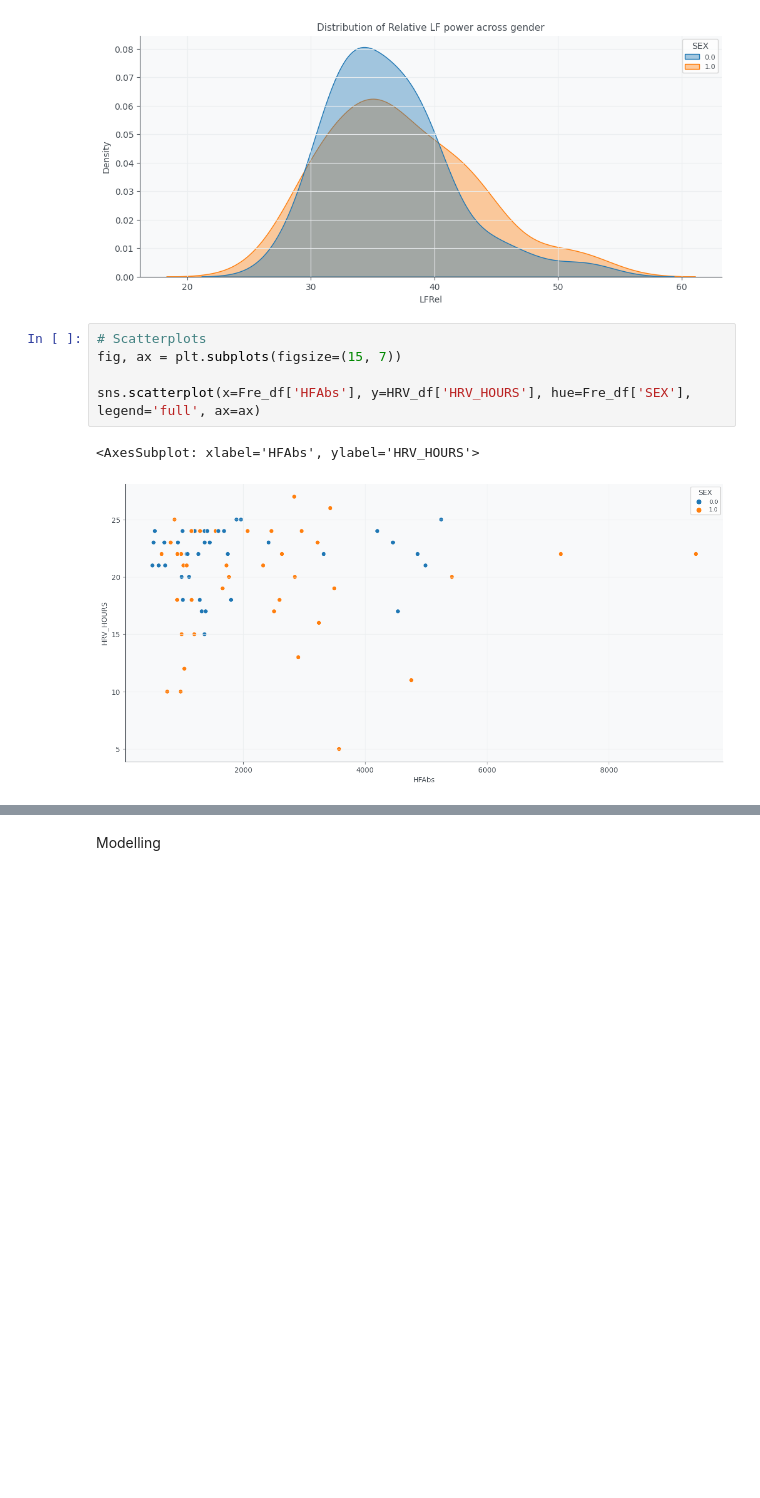
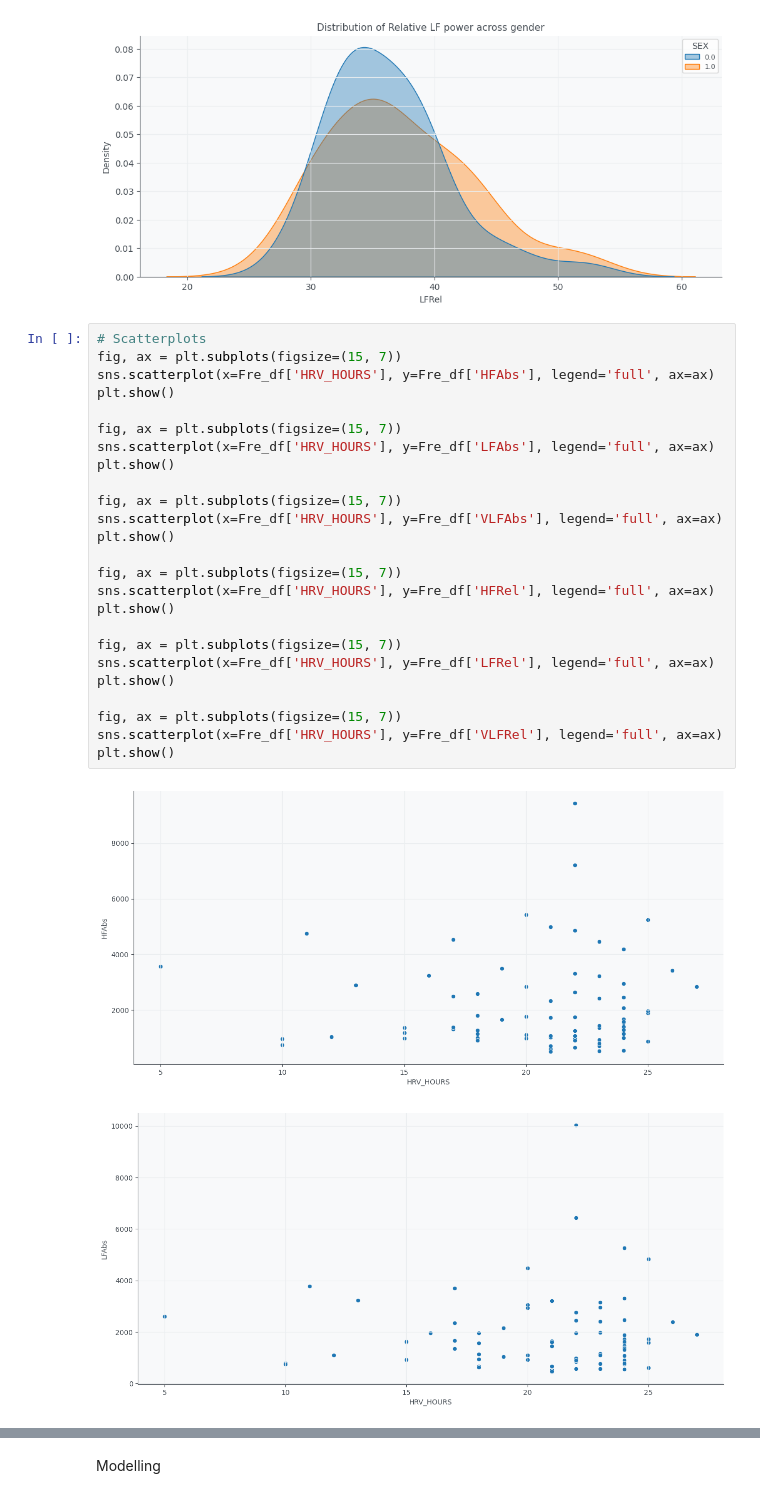
Before and after one commit to GacildaAnne/Thesis-ADHD-HRV, a Jupyter notebook: Thesis_code.ipynb, the cells around one changed output, grey strips where cells are left out. Cells and saved outputs as stored; diff of their text form; blank space fills up the shorter version.

Commit message:
scatterplots

```diff
--- a/Thesis_code.ipynb
+++ b/Thesis_code.ipynb
@@ -983,11 +967,31 @@ plt.show()
 [figure]
 [figure]
 [figure]
-# %%
-# Scatterplots
-fig, ax = plt.subplots(figsize=(15, 7))
-
-sns.scatterplot(x=Fre_df['HFAbs'], y=HRV_df['HRV_HOURS'], hue=Fre_df['SEX'], legend='full', ax=ax)
-# %% [output]
-<AxesSubplot: xlabel='HFAbs', ylabel='HRV_HOURS'>
-[figure, removed]
+# %%
+# Scatterplots
+fig, ax = plt.subplots(figsize=(15, 7))
+sns.scatterplot(x=Fre_df['HRV_HOURS'], y=Fre_df['HFAbs'], legend='full', ax=ax)
+plt.show()
+
+fig, ax = plt.subplots(figsize=(15, 7))
+sns.scatterplot(x=Fre_df['HRV_HOURS'], y=Fre_df['LFAbs'], legend='full', ax=ax)
+plt.show()
+
+fig, ax = plt.subplots(figsize=(15, 7))
+sns.scatterplot(x=Fre_df['HRV_HOURS'], y=Fre_df['VLFAbs'], legend='full', ax=ax)
+plt.show()
+
+fig, ax = plt.subplots(figsize=(15, 7))
+sns.scatterplot(x=Fre_df['HRV_HOURS'], y=Fre_df['HFRel'], legend='full', ax=ax)
+plt.show()
+
+fig, ax = plt.subplots(figsize=(15, 7))
+sns.scatterplot(x=Fre_df['HRV_HOURS'], y=Fre_df['LFRel'], legend='full', ax=ax)
+plt.show()
+
+fig, ax = plt.subplots(figsize=(15, 7))
+sns.scatterplot(x=Fre_df['HRV_HOURS'], y=Fre_df['VLFRel'], legend='full', ax=ax)
+plt.show()
+# %% [output]
+[figure, added]
+[figure, added]
```
Also changed, not shown: parts of 8 cells of this notebook, 1 other file.
